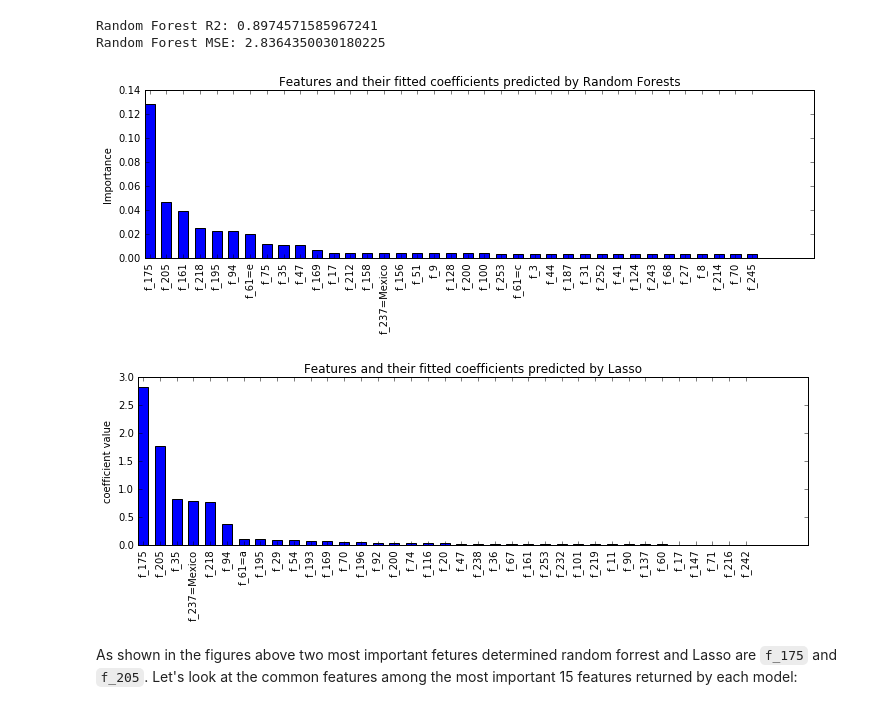
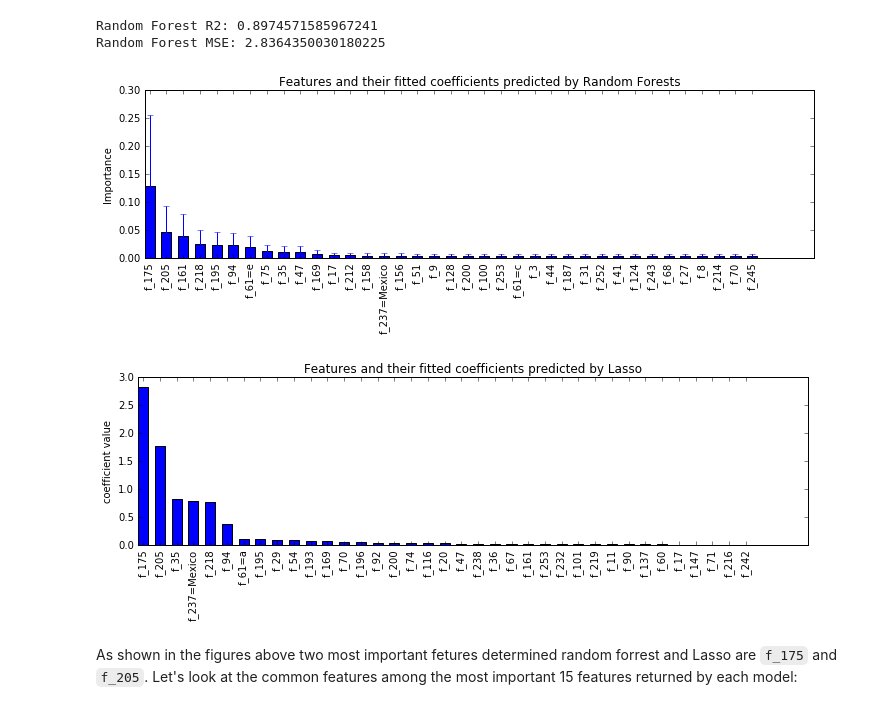
Before and after one commit to osemer01/regression-w-unknown-feature-names, a Jupyter notebook: regression_wo_knowing_feature_names.ipynb, the cells around one changed output. Cells and saved outputs as stored; diff of their text form; code cells hidden in the pictures.

```diff
--- a/regression_wo_knowing_feature_names.ipynb
+++ b/regression_wo_knowing_feature_names.ipynb
@@ -342,31 +342,33 @@ feature_names_rf = []
 for i, v in enumerate(model_rf.feature_importances_):
     feature_names_rf.append(vec.feature_names_[i])
 
-feature_names_rf, feature_importance = zip(*sorted(
-        zip(feature_names_rf, model_rf.feature_importances_), key = lambda x: x[1], reverse = True))
+std = np.mean([tree.feature_importances_ for tree in model_rf.estimators_], axis = 0)
+
+feature_names_rf, feature_importance, std = zip(*sorted(
+        zip(feature_names_rf, model_rf.feature_importances_, std), key = lambda x: x[1], reverse = True))
 # %%
 width = 0.6
 fig = plt.figure(figsize = (12,3))
 ax  = plt.subplot(111)
-ax.bar(range(37), feature_importance[:37], width = width)
+ax.bar(range(37), feature_importance[:37], width = width, yerr = std[:37])
 ax.set_xticks(np.arange(37) + width/2)
 ax.set_xticklabels(feature_names_rf[:37], rotation = 90)
 ax.set_title('Features and their fitted coefficients predicted by Random Forests')
 ax.set_ylabel('Importance')
 
 width = 0.6
 fig = plt.figure(figsize = (12,3))
 ax  = plt.subplot(111)
 ax.bar(range(len(feature_coeffs)), feature_coeffs, width = width)
 ax.set_xticks(np.arange(len(feature_coeffs)) + width/2)
 ax.set_xticklabels(feature_names, rotation = 90)
 ax.set_title('Features and their fitted coefficients predicted by Lasso')
 ax.set_ylabel('coefficient value')
 plt.show()
 
 plt.show()
 # %% [output]
-[figure, old version]
+[figure, new version]
 [figure]
 # %% [markdown]
 As shown in the figures above two most important fetures determined random forrest and Lasso are `f_175` and `f_205`. Let's look at the common features among the most important 15 features returned by each model:
```
